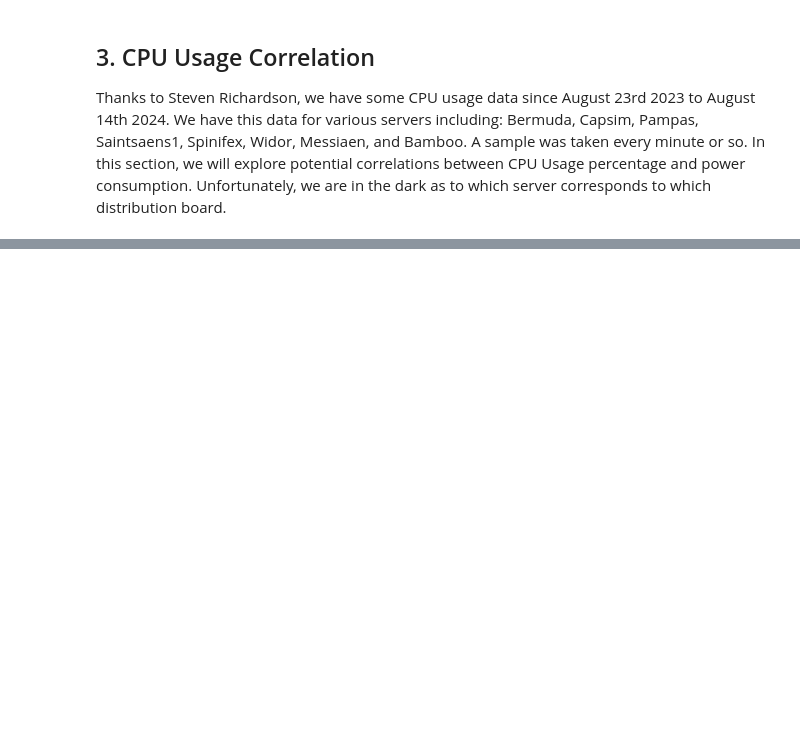
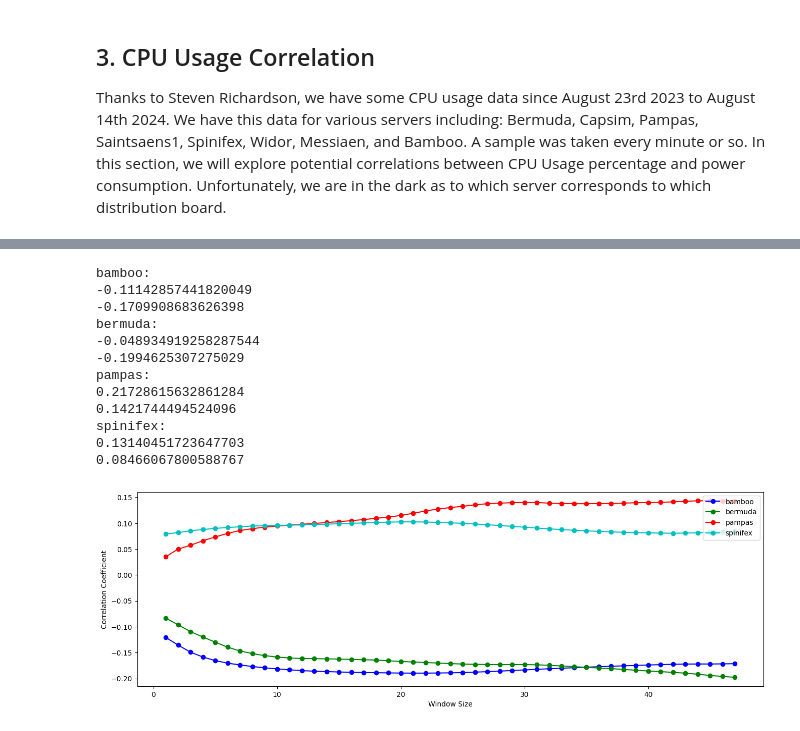
Before and after one commit to ogahector/power_analysis_eeedept, a Jupyter notebook: src/main.ipynb, the cells around one changed output, grey strips where cells are left out. Saved outputs shown, nothing was run; the diff lists cells and outputs as text; code cells hidden in the pictures; blank space fills up the shorter version.

```diff
--- a/src/main.ipynb
+++ b/src/main.ipynb
@@ -467,3 +460,37 @@ Name: now, Length: 29847, dtype: int32
+# %%
+for name in server_names.values():
+    eval(name)['cpu.av'] = eval(name)['cpu.total'].rolling(window=24*2).mean()
+    print(name+": ")
+    print(eval(name)['cpu.av'].corr(dl3[HEADER]))
+    print(eval(name)['cpu.av'].corr(dl1[HEADER]))
+
+# maxwindow = int(min([len(eval(name)) for name in server_names.values()])/2)
+maxwindow = 24*2
+step = 1
+plt.figure(figsize=(16, 5))
+for i in range(4):
+    plt.plot(range(0, maxwindow, step),
+               [eval(server_names[i])['cpu.total'].rolling(window=j).mean().corr(dl1[HEADER]) for j in range(0, maxwindow, step)],
+               color=colors[i], linestyle='-', marker='o', label=server_names[i])
+plt.xlabel("Window Size")
+plt.ylabel("Correlation Coefficient")
+plt.legend(loc='upper right')
+# plt.xticks(range(0, maxwindow, step), [str(k) for k in range(0, maxwindow, step)])
+plt.show()
+# %% [output]
+bamboo:
+-0.11142857441820049
+-0.1709908683626398
+bermuda:
+-0.048934919258287544
+-0.1994625307275029
+pampas:
+0.21728615632861284
+0.1421744494524096
+spinifex:
+0.13140451723647703
+0.08466067800588767
+[figure, added]
 # %% [markdown]
 ## 4. Frequency Analysis
 
```
Also changed, not shown: parts of 19 cells of this notebook.
